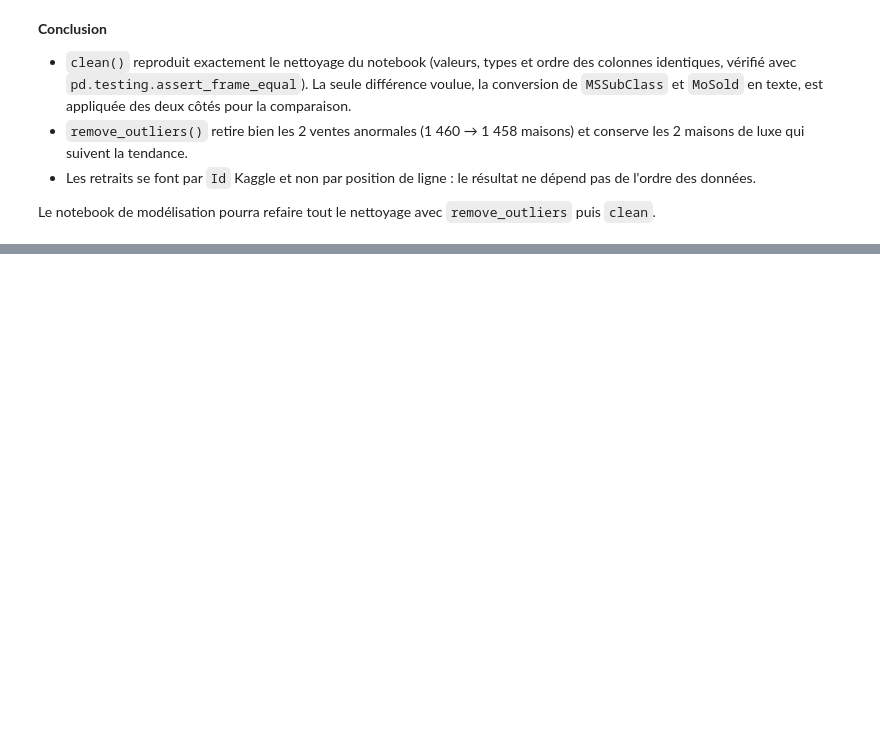
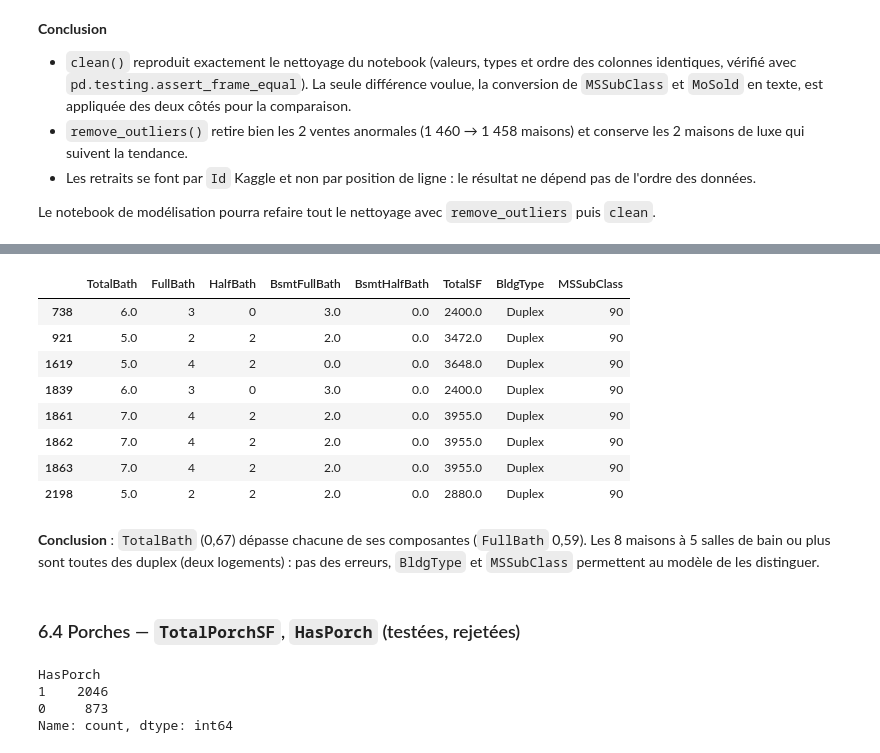
Before and after one commit to raybelpro77git/kaggle-house-prices, a Jupyter notebook: notebooks/01_eda.ipynb, the cells around one changed output, grey strips where cells are left out. Drawn from its saved outputs; the diff is of its cells as text; code cells hidden in the pictures; blank space fills up the shorter version.

Commit message:
Feature engineering : add_features (TotalSF, âges, TotalBath, binaires), vérifiée contre le notebook

```diff
--- a/notebooks/01_eda.ipynb
+++ b/notebooks/01_eda.ipynb
@@ -2013,0 +2102,5 @@ Le notebook de modélisation pourra refaire tout le nettoyage avec `remove_outli
+# %%
+# Rénovée : année de rénovation différente de l'année de construction (avant de supprimer les années)
+feat["IsRemodeled"] = (feat["YearBuilt"] != feat["YearRemodAdd"])
+feat["IsRemodeled"] = feat["IsRemodeled"].astype(int)
+feat.iloc[:n_train]["IsRemodeled"].value_counts()
@@ -2013,0 +2112,5 @@ Le notebook de modélisation pourra refaire tout le nettoyage avec `remove_outli
+# %%
+# Neuve à la vente : calculée après le ramené à 0 des âges (inclut 523, 2295, 2549)
+feat["IsNew"] = (feat["HouseAge"] == 0)
+feat["IsNew"] = feat["IsNew"].astype(int)
+feat.iloc[:n_train]["IsNew"].value_counts()
@@ -2013,0 +2122,4 @@ Le notebook de modélisation pourra refaire tout le nettoyage avec `remove_outli
+# %%
+# Les âges remplacent les années
+cols_a_supprimer = ["YearBuilt", "YearRemodAdd"]
+feat = feat.drop(columns=cols_a_supprimer)
@@ -2013,0 +2159,5 @@ Le notebook de modélisation pourra refaire tout le nettoyage avec `remove_outli
+# %%
+# Salles de bain complètes + 0,5 × demi-salles de bain, sous-sol compris
+feat["TotalBath"] = (
+    feat["FullBath"] + 0.5*feat["HalfBath"] + feat["BsmtFullBath"] + 0.5*feat["BsmtHalfBath"]
+    )
@@ -2013,0 +2194,20 @@ Le notebook de modélisation pourra refaire tout le nettoyage avec `remove_outli
+# %%
+# Maisons à 5 salles de bain ou plus
+lot_bath = (feat["TotalBath"] >= 5)
+col_lot_bath = ["TotalBath", "FullBath", "HalfBath", "BsmtFullBath", "BsmtHalfBath","TotalSF","BldgType","MSSubClass"]
+
+feat.loc[lot_bath,col_lot_bath]
+# %% [output]
+|  | TotalBath | FullBath | HalfBath | BsmtFullBath | BsmtHalfBath | TotalSF | BldgType | MSSubClass |
+| 738 | 6.0 | 3 | 0 | 3.0 | 0.0 | 2400.0 | Duplex | 90 |
+| 921 | 5.0 | 2 | 2 | 2.0 | 0.0 | 3472.0 | Duplex | 90 |
+| 1619 | 5.0 | 4 | 2 | 0.0 | 0.0 | 3648.0 | Duplex | 90 |
+| 1839 | 6.0 | 3 | 0 | 3.0 | 0.0 | 2400.0 | Duplex | 90 |
+| 1861 | 7.0 | 4 | 2 | 2.0 | 0.0 | 3955.0 | Duplex | 90 |
+| 1862 | 7.0 | 4 | 2 | 2.0 | 0.0 | 3955.0 | Duplex | 90 |
+| 1863 | 7.0 | 4 | 2 | 2.0 | 0.0 | 3955.0 | Duplex | 90 |
+| 2198 | 5.0 | 2 | 2 | 2.0 | 0.0 | 2880.0 | Duplex | 90 |
+# %% [markdown]
+**Conclusion** : `TotalBath` (0,67) dépasse chacune de ses composantes (`FullBath` 0,59). Les 8 maisons à 5 salles de bain ou plus sont toutes des duplex (deux logements) : pas des erreurs, `BldgType` et `MSSubClass` permettent au modèle de les distinguer.
+# %% [markdown]
+### 6.4 Porches — `TotalPorchSF`, `HasPorch` (testées, rejetées)
@@ -2013,0 +2223,8 @@ Le notebook de modélisation pourra refaire tout le nettoyage avec `remove_outli
+# %%
+# Répartition de HasPorch
+feat["HasPorch"].value_counts()
+# %% [output]
+HasPorch
+1    2046
+0     873
+Name: count, dtype: int64
```
Also changed, not shown: parts of 42 cells of this notebook, 1 other file.
